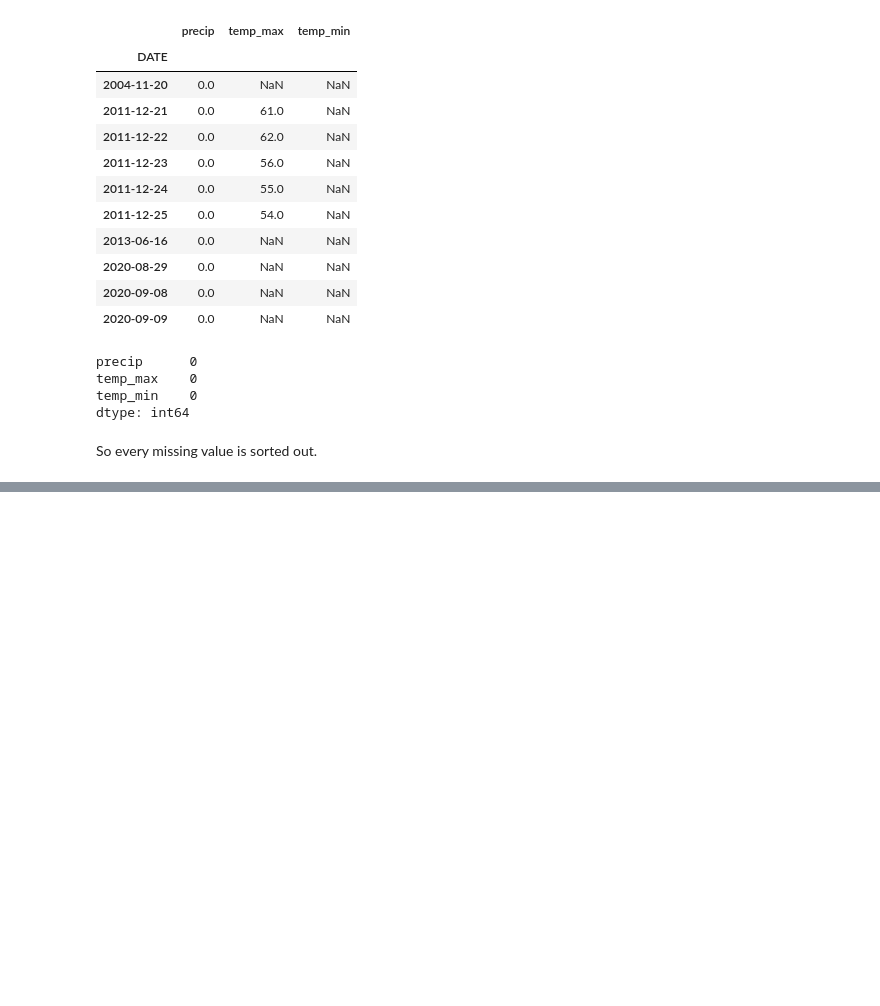
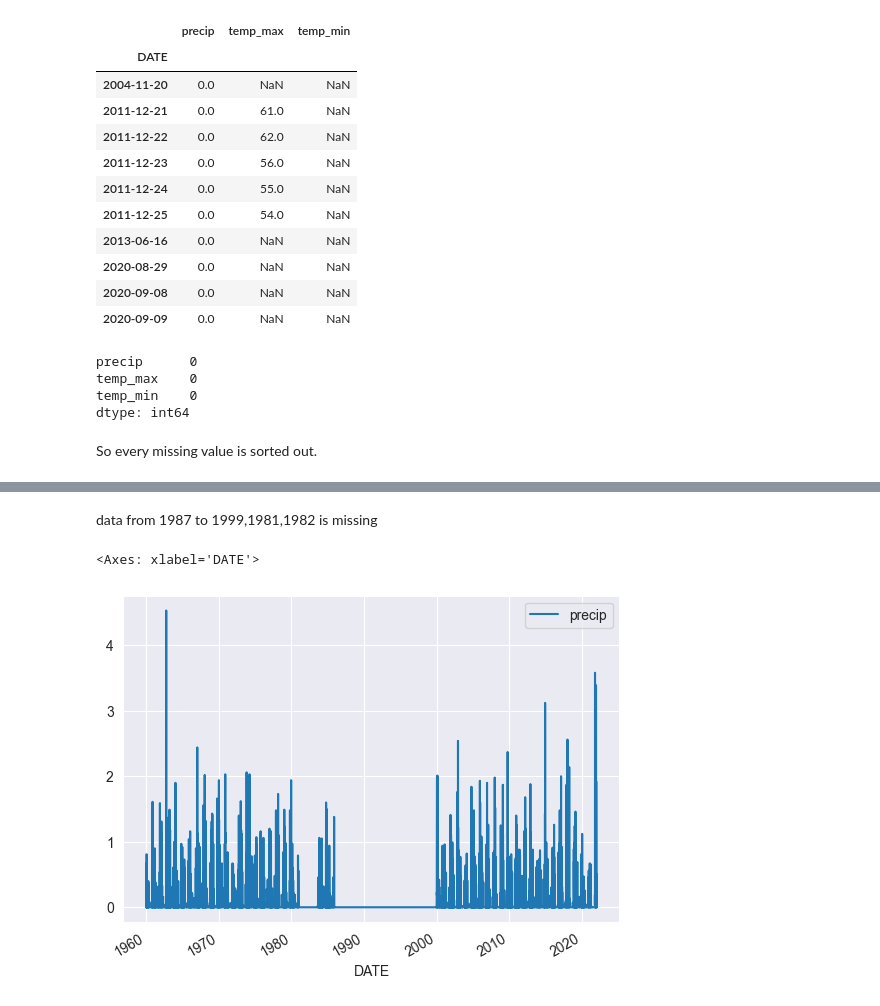
Before and after one commit to Sanjay-0110/Weather_prediction, a Jupyter notebook: weather_prediction.ipynb, the cells around one changed output, grey strips where cells are left out. Cells and saved outputs as stored; diff of their text form; code cells hidden in the pictures; blank space fills up the shorter version.

```diff
--- a/weather_prediction.ipynb
+++ b/weather_prediction.ipynb
@@ -215,0 +263,7 @@ So every missing value is sorted out.
+# %% [markdown]
+data from 1987 to 1999,1981,1982 is missing
+# %%
+core_weather[['precip']].plot()
+# %% [output]
+<Axes: xlabel='DATE'>
+[figure, added]
```
Also changed, not shown: parts of 51 cells of this notebook.
